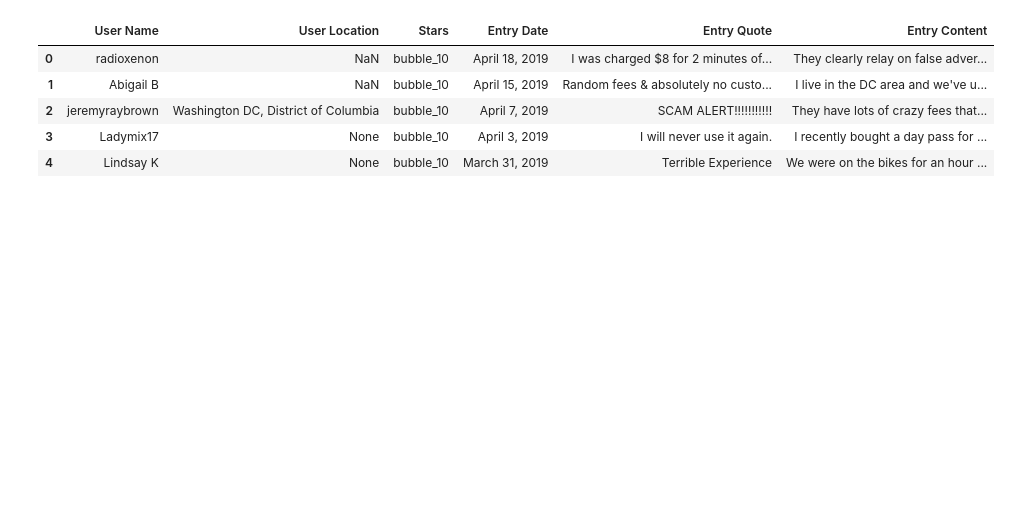
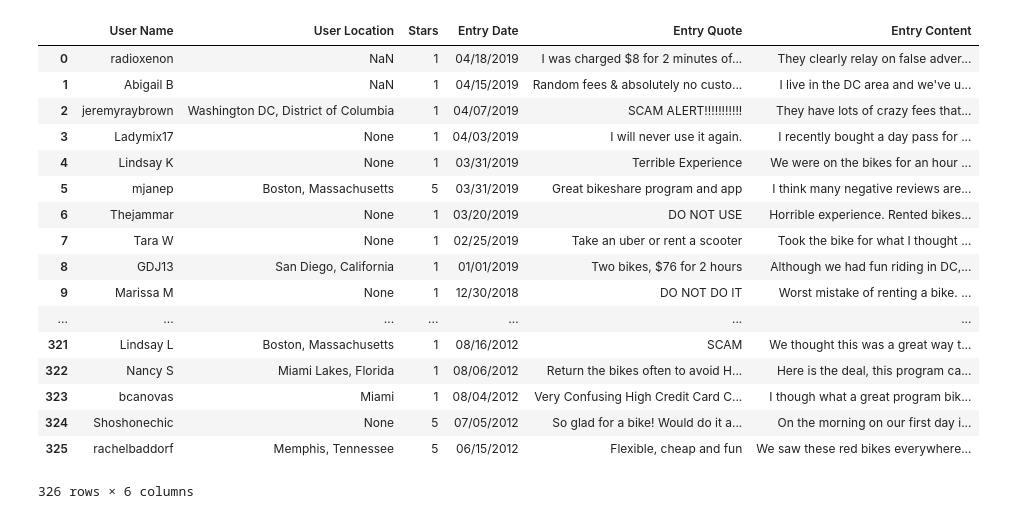
Before and after one commit to fc327/Final-Project-Bootcampspot, a Jupyter notebook: Final Project_Scrape reviews_Bining.ipynb, the cells around one changed output. Cells and saved outputs as stored; diff of their text form; code cells hidden in the pictures; blank space fills up the shorter version.

```diff
--- a/Final Project_Scrape reviews_Bining.ipynb
+++ b/Final Project_Scrape reviews_Bining.ipynb
@@ -345,7 +346,8 @@ for x in range(len(Chicago_review_data)):
     Chicago_pd.loc[x, 'User Name'] = Chicago_review_data[x]['User Name']
     Chicago_pd.loc[x, 'User Location'] = Chicago_review_data[x]['User Location']
     Chicago_pd.loc[x, 'Stars'] = Chicago_review_data[x]['Stars']
-    Chicago_pd.loc[x, 'Entry Date'] = Chicago_review_data[x]['Entry Date']
+    Chicago_pd.loc[x, 'Entry Date'] = datetime.strptime(Chicago_review_data[x]['Entry Date'], '%B %d, %Y').strftime('%m/%d/%Y')
+
     Chicago_pd.loc[x, 'Entry Quote'] = Chicago_review_data[x]['Entry Quote']
     Chicago_pd.loc[x, 'Entry Content'] = Chicago_review_data[x]['Entry Content']
 
@@ -355,6 +357,9 @@ Chicago_pd.loc[Chicago_pd["Stars"] == "bubble_30", "Stars"] = 3
 Chicago_pd.loc[Chicago_pd["Stars"] == "bubble_20", "Stars"] = 2
 Chicago_pd.loc[Chicago_pd["Stars"] == "bubble_10", "Stars"] = 1
 
+# datetime_object = datetime.strptime('April 15, 2019', '%B %d, %Y').strftime('%m/%d/%Y')
+
+
 Chicago_pd.to_excel("Chicago_review_data.xlsx")
 Chicago_pd.head()
 # %% [output]
@@ -370,7 +385,7 @@ for x in range(len(NYC_review_data)):
     NYC_pd.loc[x, 'User Name'] = NYC_review_data[x]['User Name']
     NYC_pd.loc[x, 'User Location'] = NYC_review_data[x]['User Location']
     NYC_pd.loc[x, 'Stars'] = NYC_review_data[x]['Stars']
-    NYC_pd.loc[x, 'Entry Date'] = NYC_review_data[x]['Entry Date']
+    NYC_pd.loc[x, 'Entry Date'] = datetime.strptime(NYC_review_data[x]['Entry Date'], '%B %d, %Y').strftime('%m/%d/%Y')
     NYC_pd.loc[x, 'Entry Quote'] = NYC_review_data[x]['Entry Quote']
     NYC_pd.loc[x, 'Entry Content'] = NYC_review_data[x]['Entry Content']
 
@@ -381,6 +396,6 @@ NYC_pd.loc[NYC_pd["Stars"] == "bubble_20", "Stars"] = 2
 NYC_pd.loc[NYC_pd["Stars"] == "bubble_10", "Stars"] = 1
 
 NYC_pd.to_excel("NYC_review_data.xlsx")
-NYC_pd.head()
+NYC_pd
 # %% [output]
 |  | User Name | User Location | Stars | Entry Date | Entry Quote | Entry Content |
@@ -392,25 +419,37 @@ NYC_pd.head()
 # %%
 DC_pd=pd.DataFrame()
 for x in range(len(DC_review_data)):
     DC_pd.loc[x, 'User Name'] = DC_review_data[x]['User Name']
     DC_pd.loc[x, 'User Location'] = DC_review_data[x]['User Location']
     DC_pd.loc[x, 'Stars'] = DC_review_data[x]['Stars']
-    DC_pd.loc[x, 'Entry Date'] = DC_review_data[x]['Entry Date']
+    DC_pd.loc[x, 'Entry Date'] = datetime.strptime(DC_review_data[x]['Entry Date'], '%B %d, %Y').strftime('%m/%d/%Y')
     DC_pd.loc[x, 'Entry Quote'] = DC_review_data[x]['Entry Quote']
     DC_pd.loc[x, 'Entry Content'] = DC_review_data[x]['Entry Content']
 
 DC_pd.loc[DC_pd["Stars"] == "bubble_50", "Stars"] = 5
 DC_pd.loc[DC_pd["Stars"] == "bubble_40", "Stars"] = 4
 DC_pd.loc[DC_pd["Stars"] == "bubble_30", "Stars"] = 3
 DC_pd.loc[DC_pd["Stars"] == "bubble_20", "Stars"] = 2
 DC_pd.loc[DC_pd["Stars"] == "bubble_10", "Stars"] = 1
 
 DC_pd.to_excel("DC_review_data.xlsx")
-DC_pd.head()
+DC_pd
 # %% [output]
 |  | User Name | User Location | Stars | Entry Date | Entry Quote | Entry Content |
-| 0 | radioxenon | NaN | bubble_10 | April 18, 2019 | I was charged $8 for 2 minutes of... | They clearly relay on false adver... |
-| 1 | Abigail B | NaN | bubble_10 | April 15, 2019 | Random fees & absolutely no custo... | I live in the DC area and we've u... |
-| 2 | jeremyraybrown | Washington DC, District of Columbia | bubble_10 | April 7, 2019 | SCAM ALERT!!!!!!!!!!! | They have lots of crazy fees that... |
-| 3 | Ladymix17 | None | bubble_10 | April 3, 2019 | I will never use it again. | I recently bought a day pass for ... |
-| 4 | Lindsay K | None | bubble_10 | March 31, 2019 | Terrible Experience | We were on the bikes for an hour ... |
+| 0 | radioxenon | NaN | 1 | 04/18/2019 | I was charged $8 for 2 minutes of... | They clearly relay on false adver... |
+| 1 | Abigail B | NaN | 1 | 04/15/2019 | Random fees & absolutely no custo... | I live in the DC area and we've u... |
+| 2 | jeremyraybrown | Washington DC, District of Columbia | 1 | 04/07/2019 | SCAM ALERT!!!!!!!!!!! | They have lots of crazy fees that... |
+| 3 | Ladymix17 | None | 1 | 04/03/2019 | I will never use it again. | I recently bought a day pass for ... |
+| 4 | Lindsay K | None | 1 | 03/31/2019 | Terrible Experience | We were on the bikes for an hour ... |
+| 5 | mjanep | Boston, Massachusetts | 5 | 03/31/2019 | Great bikeshare program and app | I think many negative reviews are... |
+| 6 | Thejammar | None | 1 | 03/20/2019 | DO NOT USE | Horrible experience. Rented bikes... |
+| 7 | Tara W | None | 1 | 02/25/2019 | Take an uber or rent a scooter | Took the bike for what I thought ... |
+| 8 | GDJ13 | San Diego, California | 1 | 01/01/2019 | Two bikes, $76 for 2 hours | Although we had fun riding in DC,... |
+| 9 | Marissa M | None | 1 | 12/30/2018 | DO NOT DO IT | Worst mistake of renting a bike. ... |
+| ... | ... | ... | ... | ... | ... | ... |
+| 321 | Lindsay L | Boston, Massachusetts | 1 | 08/16/2012 | SCAM | We thought this was a great way t... |
+| 322 | Nancy S | Miami Lakes, Florida | 1 | 08/06/2012 | Return the bikes often to avoid H... | Here is the deal, this program ca... |
+| 323 | bcanovas | Miami | 1 | 08/04/2012 | Very Confusing High Credit Card C... | I though what a great program bik... |
+| 324 | Shoshonechic | None | 5 | 07/05/2012 | So glad for a bike! Would do it a... | On the morning on our first day i... |
+| 325 | rachelbaddorf | Memphis, Tennessee | 5 | 06/15/2012 | Flexible, cheap and fun | We saw these red bikes everywhere... |
+326 rows × 6 columns
```
Also changed, not shown: parts of 4 cells of this notebook, 3 other files.
